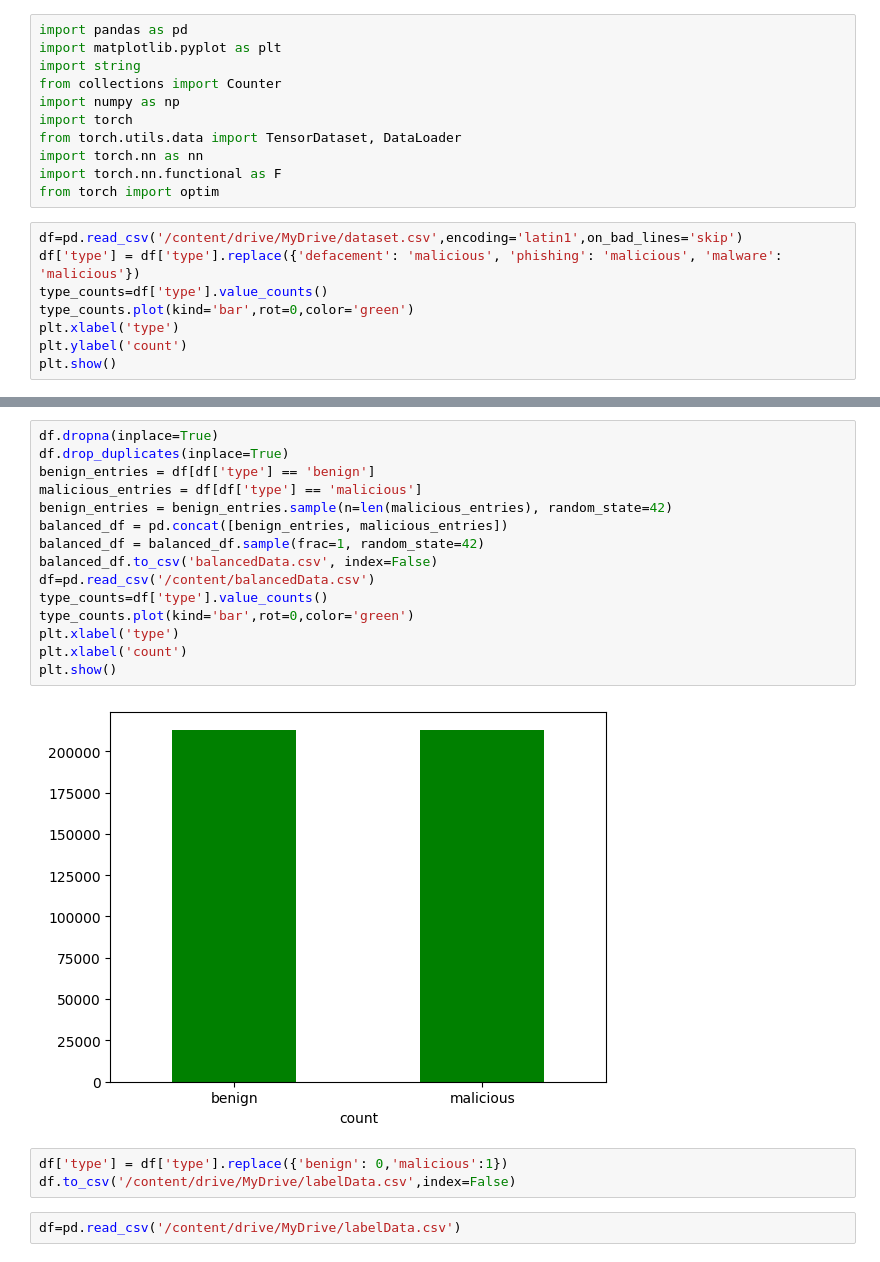
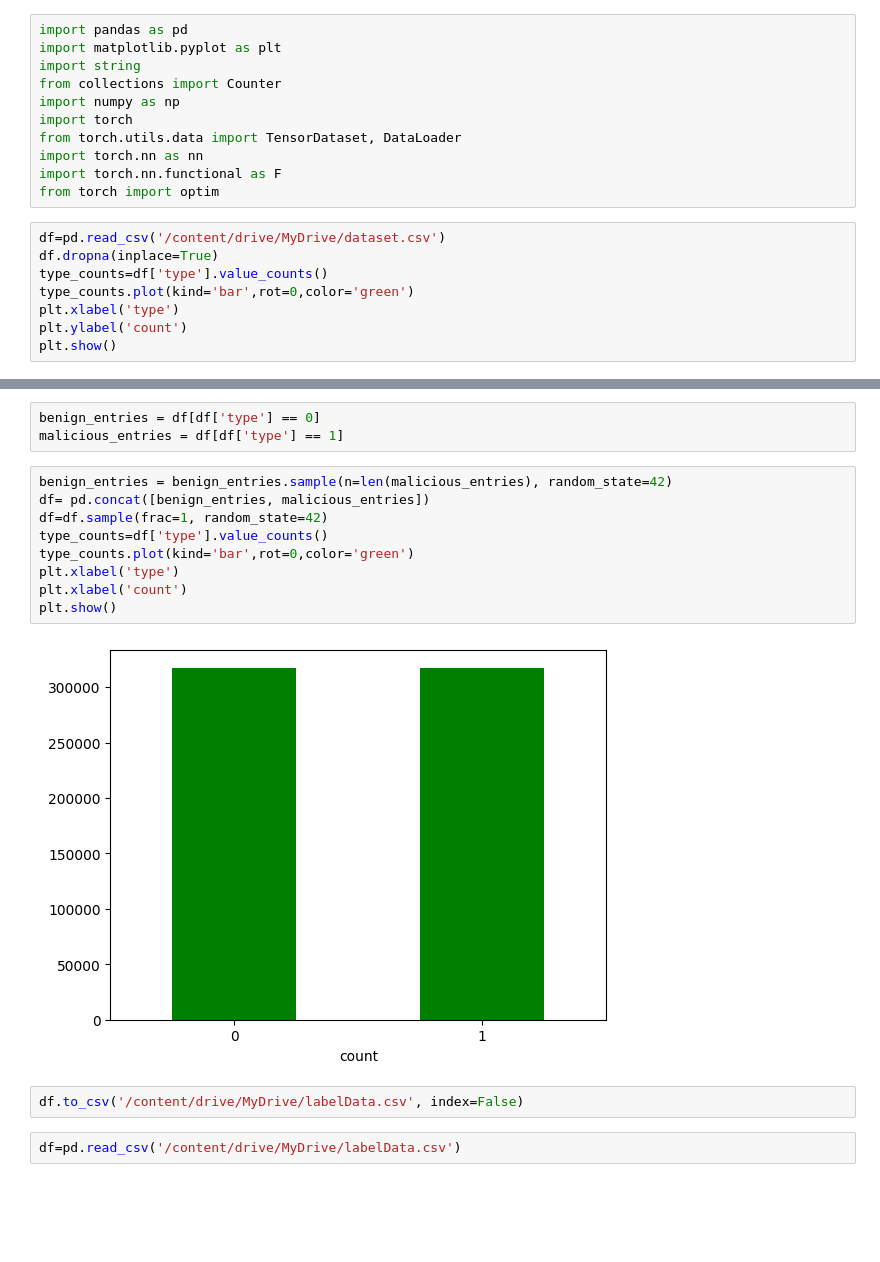
Before and after one commit to aayushdangol16/Malicious-Url-Detection-Lstm, a Jupyter notebook: minor.ipynb, the cells around one changed output, grey strips where cells are left out. Drawn from its saved outputs; the diff is of its cells as text; blank space fills up the shorter version.

```diff
--- a/minor.ipynb
+++ b/minor.ipynb
@@ -21,8 +21,8 @@ import torch.nn as nn
 import torch.nn.functional as F
 from torch import optim
 # %%
-df=pd.read_csv('/content/drive/MyDrive/dataset.csv',encoding='latin1',on_bad_lines='skip')
-df['type'] = df['type'].replace({'defacement': 'malicious', 'phishing': 'malicious', 'malware': 'malicious'})
+df=pd.read_csv('/content/drive/MyDrive/dataset.csv')
+df.dropna(inplace=True)
 type_counts=df['type'].value_counts()
 type_counts.plot(kind='bar',rot=0,color='green')
 plt.xlabel('type')
@@ -33,23 +33,19 @@ plt.show()
+# %%
+benign_entries = df[df['type'] == 0]
+malicious_entries = df[df['type'] == 1]
 # %%
-df.dropna(inplace=True)
-df.drop_duplicates(inplace=True)
-benign_entries = df[df['type'] == 'benign']
-malicious_entries = df[df['type'] == 'malicious']
 benign_entries = benign_entries.sample(n=len(malicious_entries), random_state=42)
-balanced_df = pd.concat([benign_entries, malicious_entries])
-balanced_df = balanced_df.sample(frac=1, random_state=42)
-balanced_df.to_csv('balancedData.csv', index=False)
-df=pd.read_csv('/content/balancedData.csv')
+df= pd.concat([benign_entries, malicious_entries])
+df=df.sample(frac=1, random_state=42)
 type_counts=df['type'].value_counts()
 type_counts.plot(kind='bar',rot=0,color='green')
 plt.xlabel('type')
 plt.xlabel('count')
 plt.show()
 # %% [output]
-[figure, old version]
+[figure, new version]
 # %%
-df['type'] = df['type'].replace({'benign': 0,'malicious':1})
-df.to_csv('/content/drive/MyDrive/labelData.csv',index=False)
+df.to_csv('/content/drive/MyDrive/labelData.csv', index=False)
 # %%
 df=pd.read_csv('/content/drive/MyDrive/labelData.csv')
 # %%
```
Also changed, not shown: parts of 23 cells of this notebook.
